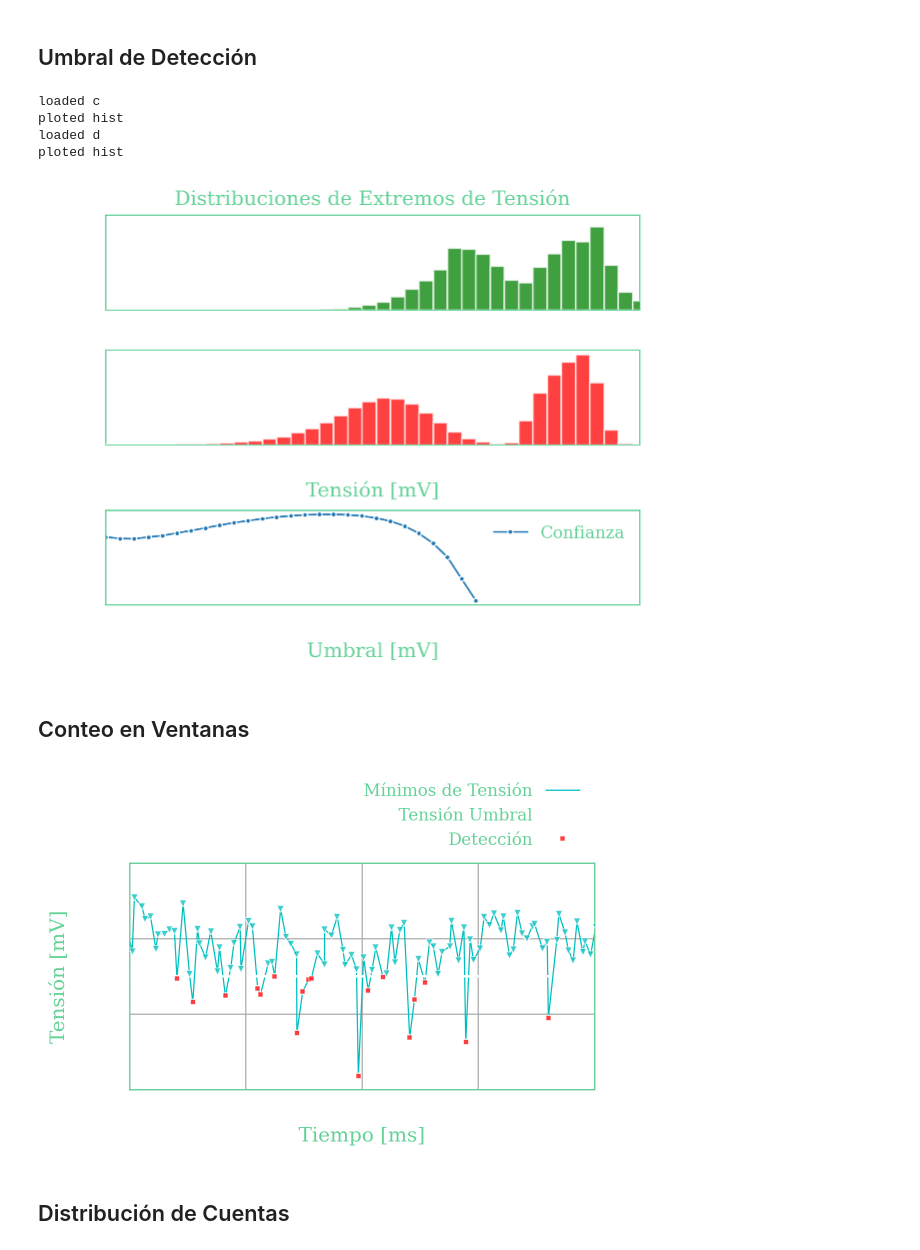
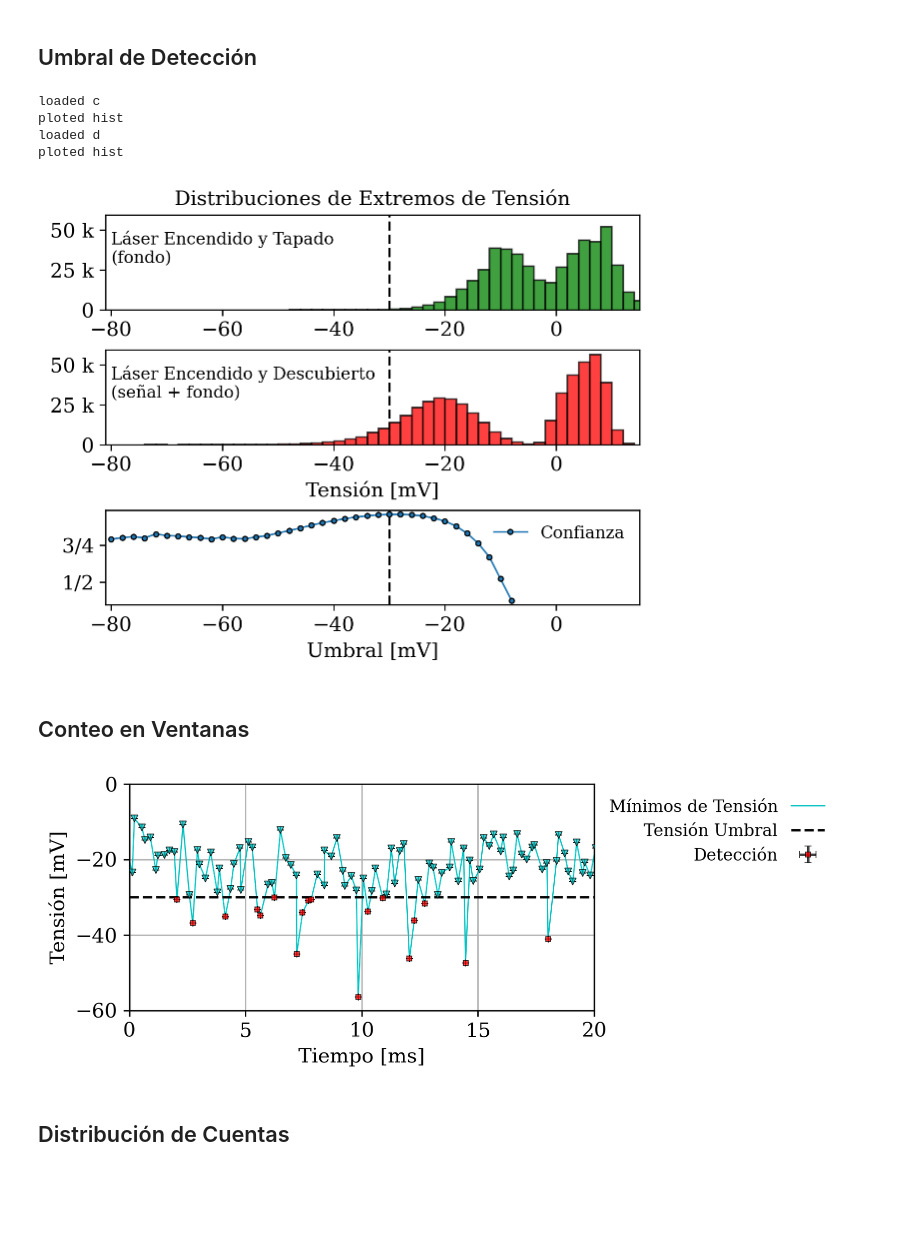
Before and after one commit to agustinbrusco/Laboratorio5, a Jupyter notebook: Datos y código - Práctica 3/plots_charla.ipynb, the cells around one changed output. Cells and saved outputs as stored; diff of their text form; code cells hidden in the pictures; blank space fills up the shorter version.

Commit message:
cambié plots a colores de fondo blanco

```diff
--- a/Datos y código - Práctica 3/plots_charla.ipynb
+++ b/Datos y código - Práctica 3/plots_charla.ipynb
@@ -127,10 +127,10 @@ max_val = 50e-3  # V
 min_val = -150e-3  # V
 
 with plt.rc_context({
-    'text.color': "#63d297",
-    'axes.labelcolor': "#63d297",
-    'xtick.color': "w",
-    'ytick.color': "w",
+    'text.color': "k",
+    'axes.labelcolor': "k",
+    'xtick.color': "k",
+    'ytick.color': "k",
     }):
     fig, axs = plt.subplots(4, 1, figsize=(5, 5),
                             sharex=True, sharey=True
@@ -150,7 +150,7 @@ with plt.rc_context({
         ax.grid(False)
         ax.patch.set_alpha(0)
         for spine in ax.spines.values():
-            spine.set_edgecolor('#63d297')
+            spine.set_edgecolor('k')
         tiempo, volt_vals = np.load(f"DAQ_10s_{max_val*1e3:.0f}_{min_val*1e3:.0f}/"
                                     + f"{modo}_f{freq*1e-3:.0f}k_a{angulo}_t{tension}_{config}.npy")  # s, V
         print(f"loaded {config}")
@@ -162,13 +162,13 @@ with plt.rc_context({
         obs, *_ = np.histogram(v[:v.size//2]*1e3, bins, )
         normalized_heights = obs/np.sum(obs[bin_centers >= -6])
         ax.hist(x=v*1e3, bins=bins,
-                color=bar_color, zorder=10, edgecolor="w",
+                color=bar_color, zorder=10, edgecolor="k",
                 alpha=0.75, label=config + " Sample")
         # ax.hist(bin_centers, bins, weights=normalized_heights,
-        #         color=bar_color, zorder=10, edgecolor="w",
+        #         color=bar_color, zorder=10, edgecolor="k",
         #         alpha=0.75, label=config + " Sample")
         # ax.bar(bin_centers, normalized_heights,
-        #        width=2, color=bar_color, edgecolor="w",
+        #        width=2, color=bar_color, edgecolor="k",
         #        alpha=0.75, zorder=10,)
         height_dict[config] = normalized_heights
         tension_dict[config] = bin_centers
@@ -206,10 +206,10 @@ max_val = 50e-3  # V
 min_val = -150e-3  # V
 
 with plt.rc_context({
-    'text.color': "#63d297",
-    'axes.labelcolor': "#63d297",
-    'xtick.color': "w",
-    'ytick.color': "w",
+    'text.color': "k",
+    'axes.labelcolor': "k",
+    'xtick.color': "k",
+    'ytick.color': "k",
     }):
     fig, axs = plt.subplots(3, 1, figsize=(5, 4),
                             sharex=False, sharey=False,
@@ -222,14 +222,14 @@ with plt.rc_context({
     for config, bar_color, tag, ax in zip(
         ["c", "d"],
         ["g", "r"],
-        ["Láser Encendido y Tapado (fondo)", "Láser Encendido y Descubierto (señal + fondo)"],
+        ["Láser Encendido y Tapado\n(fondo)", "Láser Encendido y Descubierto\n(señal + fondo)"],
         axs,
         ):
-        # ax.text(-38, 50e3, tag, ha="left", va="bottom")
+        ax.text(-80, 50e3, tag, ha="left", va="top")
         ax.grid(False)
         ax.patch.set_alpha(0)
         for spine in ax.spines.values():
-            spine.set_edgecolor('#63d297')
+            spine.set_edgecolor('k')
         tiempo, volt_vals = np.load(f"DAQ_50s_{max_val*1e3:.0f}_{min_val*1e3:.0f}/"
                                     + f"{modo}_f{freq*1e-3:.0f}k_a{angulo}_t{tension}_{config}.npy")  # s, V
         print(f"loaded {config}")
@@ -241,13 +241,13 @@ with plt.rc_context({
         obs, *_ = np.histogram(v[:v.size//2]*1e3, bins, )
         normalized_heights = obs/np.sum(obs[bin_centers >= -6])
         ax.hist(x=v*1e3, bins=bins,
-                color=bar_color, zorder=10, edgecolor="w",
+                color=bar_color, zorder=10, edgecolor="k",
                 alpha=0.75, label=config + " Sample")
         # ax.hist(bin_centers, bins, weights=normalized_heights,
-        #         color=bar_color, zorder=10, edgecolor="w",
+        #         color=bar_color, zorder=10, edgecolor="k",
         #         alpha=0.75, label=config + " Sample")
         # ax.bar(bin_centers, normalized_heights,
-        #        width=2, color=bar_color, edgecolor="w",
+        #        width=2, color=bar_color, edgecolor="k",
         #        alpha=0.75, zorder=10,)
         height_dict[config] = obs#normalized_heights
         tension_dict[config] = bin_centers
@@ -266,10 +266,10 @@ with plt.rc_context({
 
     axs[2].patch.set_alpha(0)
     for spine in axs[2].spines.values():
-        spine.set_edgecolor('#63d297')
+        spine.set_edgecolor('k')
     config_fondo = "c"
     config_signal = "d"
-    umbrales = np.arange(-60, -6, 2, dtype=float)  # mV
+    umbrales = np.arange(-80, -6, 2, dtype=float)  # mV
     frac = np.zeros_like(umbrales)
     for i, umbral in enumerate(umbrales):  # V
         signal_and_back = sum(height_dict[config_signal][tension_dict[config_signal] <  umbral])
@@ -277,10 +277,10 @@ with plt.rc_context({
         # print(signal_and_back, background, umbral)
         frac[i] = (signal_and_back-background)/signal_and_back
 
-    plt.plot(umbrales, frac, '.-', lw=1, mec="w", mew=0.75, label=r"Confianza")
+    plt.plot(umbrales, frac, '.-', lw=1, mec="k", mew=0.75, label=r"Confianza")
     for ax in axs:
-        ax.set_xlim(-60, 15)
-        ax.axvline(-30, ls='--', c="w", zorder=0.5)
+        ax.set_xlim(-81, 15)
+        ax.axvline(-30, ls='--', c="k", zorder=0.5)
     plt.grid(False)
     plt.xlabel("Umbral [mV]")
     plt.legend(frameon=False, )
@@ -291,7 +291,7 @@ loaded c
 ploted hist
 loaded d
 ploted hist
-[figure, old version]
+[figure, new version]
 # %% [markdown]
 ## Conteo en Ventanas
 # %%
@@ -315,45 +315,45 @@ t_final = 0.445  # s
 
 x0 = (tiempo - t_inicial)*1e6  # μs
 dx = t_res/2*1e6  # μs
 y0 = channel*1e3  # mV
 dy = v_res/2*1e3  # mV
 
 dt = 200  # μs
 px, py = ut.get_peaks(x0, y0, int(dt*freq*1e-6))
 x = px[:px.size//2]*1e-3  # ms
 y = py[:px.size//2]  # mV
 umbral = -30
 with plt.rc_context({
-    'text.color': "#63d297",
-    'axes.labelcolor': "#63d297",
-    'xtick.color': "w",
-    'ytick.color': "w",
+    'text.color': "k",
+    'axes.labelcolor': "k",
+    'xtick.color': "k",
+    'ytick.color': "k",
     }):
     fig, ax = plt.subplots(1, 1, figsize=(5, 2.5))
     ax.patch.set_alpha(0)
     for spine in ax.spines.values():
-        spine.set_edgecolor('#63d297')
+        spine.set_edgecolor('k')
 
     plt.plot(x, y, "-c", lw=0.75, label="Mínimos de Tensión")
     plt.errorbar(x[y >= umbral], y[y >= umbral], xerr=dx*1e-3, yerr=dy,
-                fmt="cv", ms=4, mec="w", mew=0.5,
-                ecolor="w", capsize=2, alpha=0.75, zorder=10,)
+                fmt="cv", ms=4, mec="k", mew=0.5,
+                ecolor="k", capsize=2, alpha=0.75, zorder=10,)
     plt.errorbar(x[y < umbral], y[y < umbral], xerr=dx*1e-3, yerr=dy,
-                fmt="rs", ms=3, mec="w", mew=0.5,
-                ecolor="w", capsize=2, alpha=0.75, zorder=10,
+                fmt="rs", ms=3, mec="k", mew=0.5,
+                ecolor="k", capsize=2, alpha=0.75, zorder=10,
                 label="Detección")
     # for intervalo in np.arange(0, (t_final - t_inicial)*1e6, dt):  # μs
     #         plt.axvline(intervalo*1e-3, ls="--", c='w', alpha=0.5)
     plt.xlim(0, (t_final - t_inicial)*1e3)
     plt.xlabel(r"Tiempo [ms]")
-    plt.axhline(umbral, ls="--", c="w", label="Tensión Umbral")
+    plt.axhline(umbral, ls="--", c="k", label="Tensión Umbral")
     plt.ylim(-60, 0)
     plt.ylabel(r"Tensión [mV]")
-    plt.legend(frameon=False, loc="lower right", bbox_to_anchor=(1, 1),
+    plt.legend(frameon=False, loc="upper left", bbox_to_anchor=(1, 1),
                markerfirst=False)
     plt.show()
 # %% [output]
-[figure, old version]
+[figure, new version]
 # %% [markdown]
 ## Distribución de Cuentas
 # %% [markdown]
```
Also changed, not shown: parts of 3 cells of this notebook.
